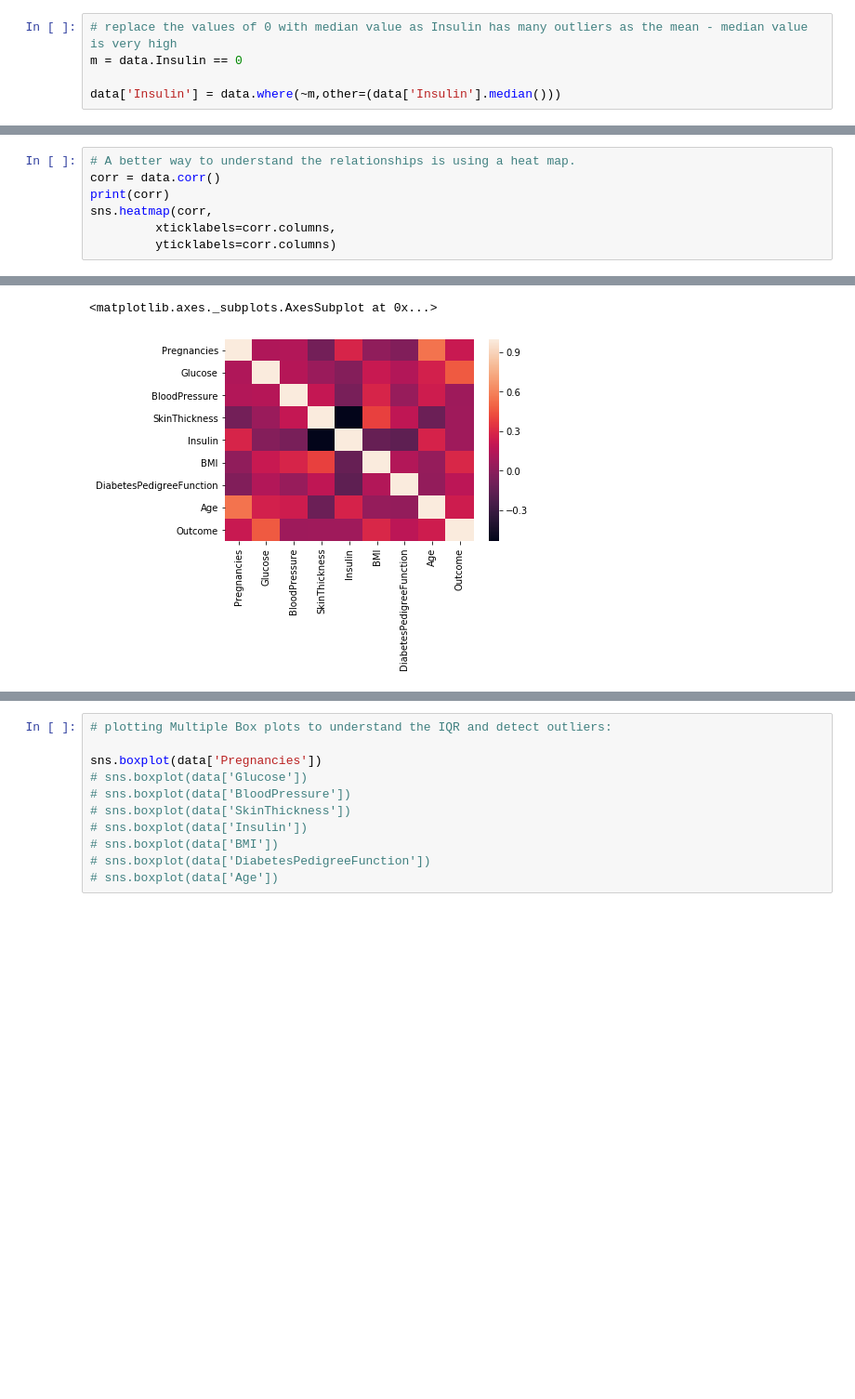
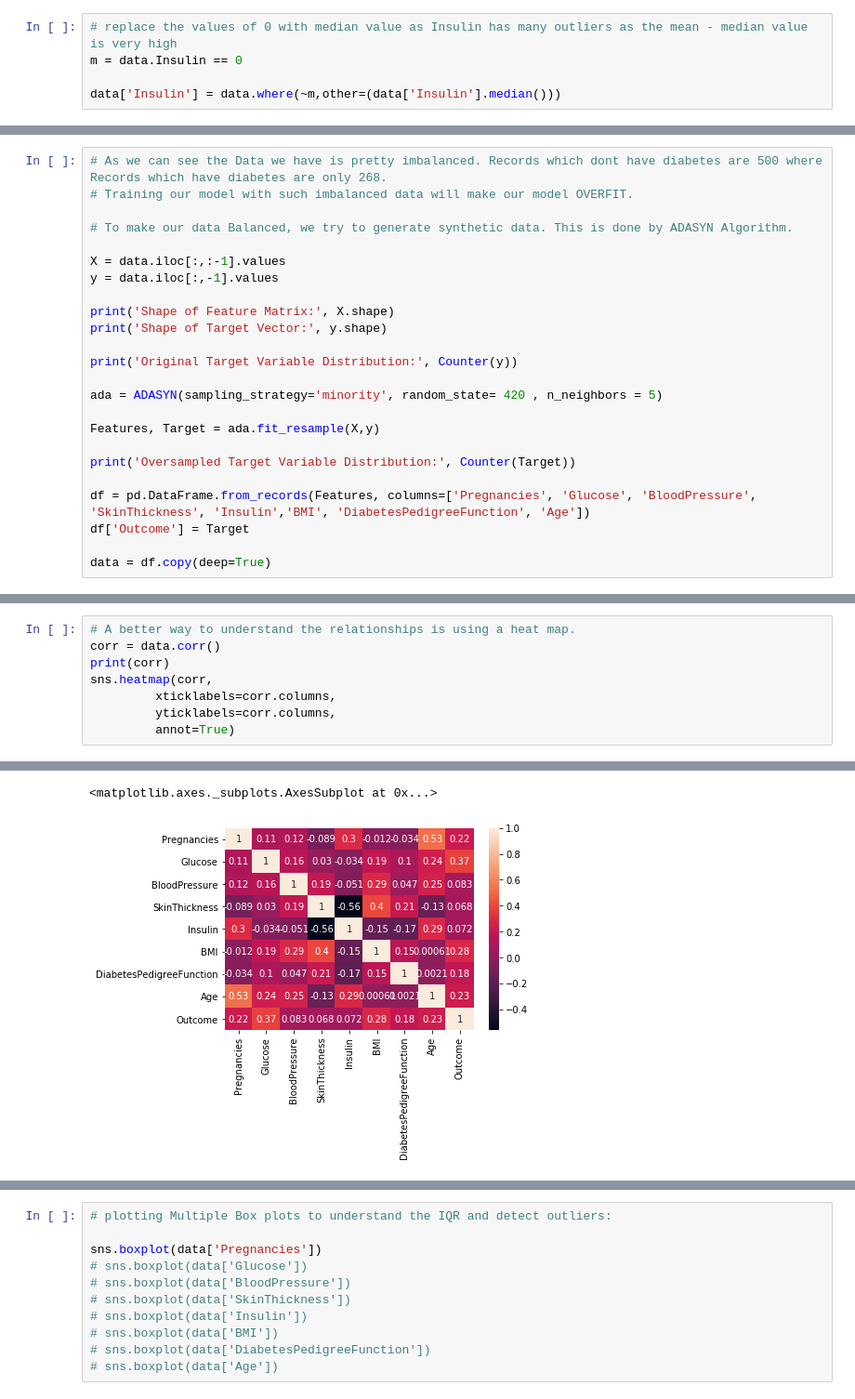
Before and after one commit to RahulNenavath/Diabetes-Classification-using-Machine-Learning, a Jupyter notebook: Diabetes_Flask_app/Diabetes.ipynb, the cells around one changed output, grey strips where cells are left out. Shown at 93% size. Cells and saved outputs as stored; diff of their text form; blank space fills up the shorter version.

```diff
--- a/Diabetes_Flask_app/Diabetes.ipynb
+++ b/Diabetes_Flask_app/Diabetes.ipynb
@@ -87,0 +141,24 @@ data.head()
+# %%
+# As we can see the Data we have is pretty imbalanced. Records which dont have diabetes are 500 where Records which have diabetes are only 268.
+# Training our model with such imbalanced data will make our model OVERFIT.
+
+# To make our data Balanced, we try to generate synthetic data. This is done by ADASYN Algorithm.
+
+X = data.iloc[:,:-1].values
+y = data.iloc[:,-1].values
+
+print('Shape of Feature Matrix:', X.shape)
+print('Shape of Target Vector:', y.shape)
+
+print('Original Target Variable Distribution:', Counter(y))
+
+ada = ADASYN(sampling_strategy='minority', random_state= 420 , n_neighbors = 5)
+
+Features, Target = ada.fit_resample(X,y)
+
+print('Oversampled Target Variable Distribution:', Counter(Target))
+
+df = pd.DataFrame.from_records(Features, columns=['Pregnancies', 'Glucose', 'BloodPressure', 'SkinThickness', 'Insulin','BMI', 'DiabetesPedigreeFunction', 'Age'])
+df['Outcome'] = Target
+
+data = df.copy(deep=True)
@@ -127,6 +209,7 @@ corr = data.corr()
 print(corr)
 sns.heatmap(corr,
          xticklabels=corr.columns,
-         yticklabels=corr.columns)
+         yticklabels=corr.columns,
+         annot=True)
 # %% [output]
                           Pregnancies   Glucose  ...       Age   Outcome
@@ -142,7 +225,7 @@ Outcome                      0.221898  0.466581  ...  0.238356  1.000000
 
 [9 rows x 9 columns]
 <matplotlib.axes._subplots.AxesSubplot at 0x...>
-[figure, old version]
+[figure, new version]
 # %%
 sns.barplot(data=data, x='Outcome',y='Age')
 # %% [output]
```
Also changed, not shown: parts of 74 cells of this notebook.
